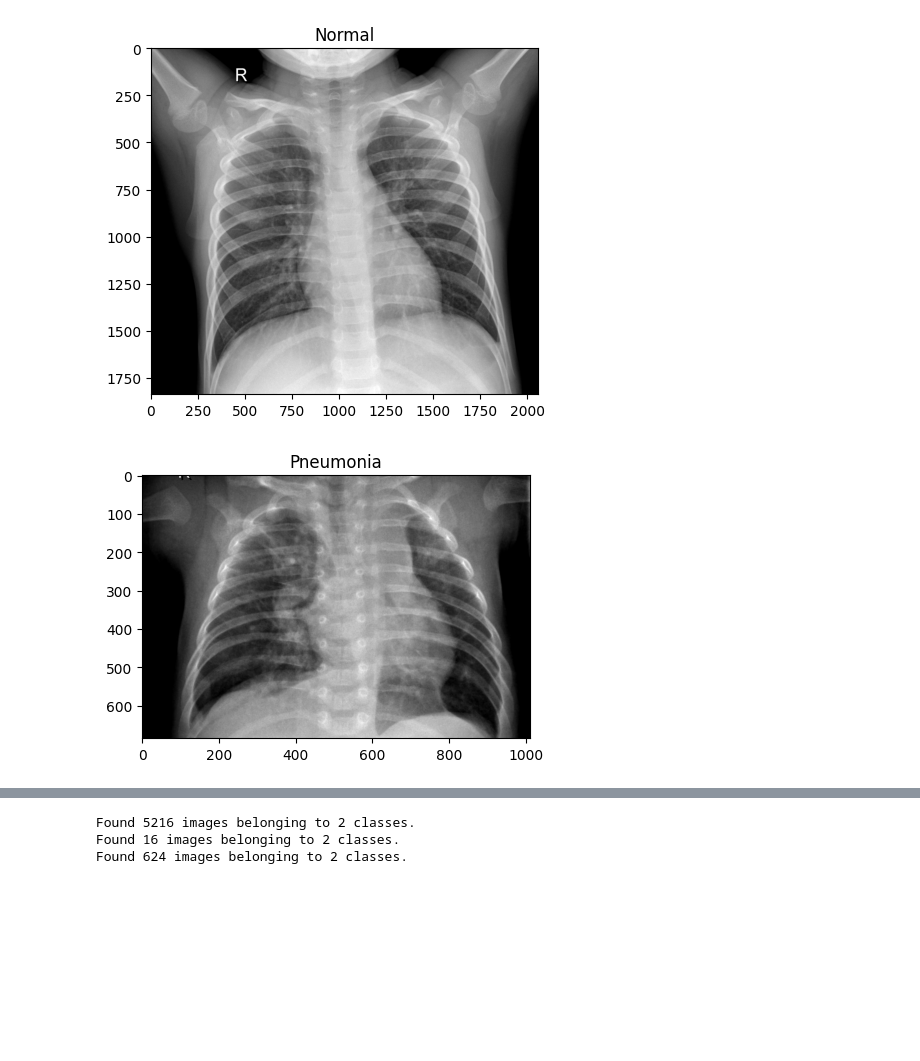
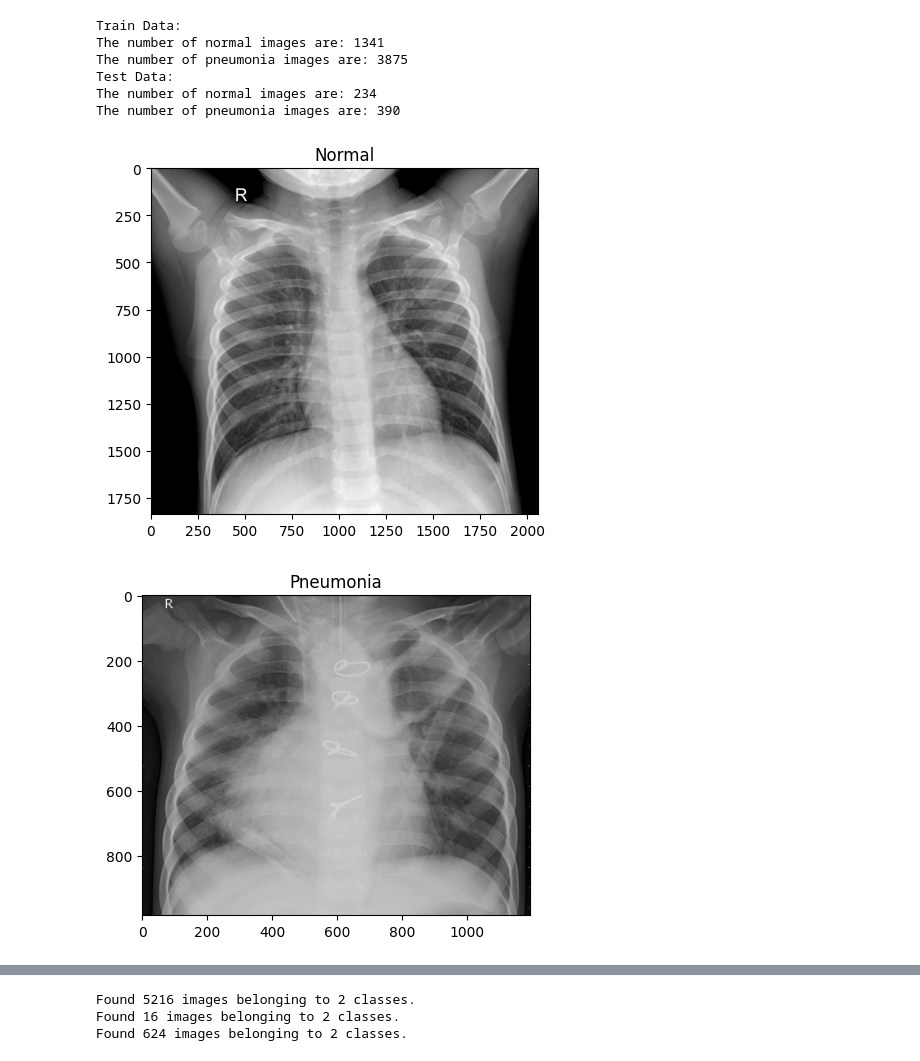
Before and after one commit to abbasshafi/Projects, a Jupyter notebook: Chest X-ray Classification with Convolutional Neural Networks (CNNs)/Pneumonia_Dectection_CNN.ipynb, the cells around one changed output, grey strips where cells are left out. Drawn from its saved outputs; the diff is of its cells as text; code cells hidden in the pictures; blank space fills up the shorter version.

```diff
--- a/Chest X-ray Classification with Convolutional Neural Networks (CNNs)/Pneumonia_Dectection_CNN.ipynb
+++ b/Chest X-ray Classification with Convolutional Neural Networks (CNNs)/Pneumonia_Dectection_CNN.ipynb
@@ -35,6 +35,21 @@ test_pneumonia = len(os.listdir(os.path.join(test_dir, "PNEUMONIA")))
 val_dir = "/content/drive/MyDrive/Datasets/chest_xray/val"
 val_normal = len(os.listdir(os.path.join(val_dir, "NORMAL")))
 val_pneumonia = len(os.listdir(os.path.join(val_dir, "PNEUMONIA")))
+# %%
+print("Train Data:")
+print("The number of normal images are:",train_normal)
+print("The number of pneumonia images are:",train_pneumonia)
+
+print("Test Data:")
+print("The number of normal images are:",test_normal)
+print("The number of pneumonia images are:",test_pneumonia)
+# %% [output]
+Train Data:
+The number of normal images are: 1341
+The number of pneumonia images are: 3875
+Test Data:
+The number of normal images are: 234
+The number of pneumonia images are: 390
 # %%
 # # Load one image from each category
 # train_normal_image = Image.open(os.path.join(train_normal, os.listdir(train_normal_dir)[0]))
@@ -53,27 +68,27 @@ val_pneumonia = len(os.listdir(os.path.join(val_dir, "PNEUMONIA")))
 # plt.show()
 # %%
 # Define the directories
-train_dir = "/content/drive/MyDrive/Datasets/chest_xray/train"
+# train_dir = "/content/drive/MyDrive/Datasets/chest_xray/train"
 train_normal_dir = os.path.join(train_dir, "NORMAL")
 train_pneumonia_dir = os.path.join(train_dir, "PNEUMONIA")
 
 # Load one image from each category
 train_normal_image = Image.open(os.path.join(train_normal_dir, os.listdir(train_normal_dir)[0]))
-train_pneumonia_image = Image.open(os.path.join(train_pneumonia_dir, os.listdir(train_pneumonia_dir)[0]))
+train_pneumonia_image = Image.open(os.path.join(train_pneumonia_dir, os.listdir(train_pneumonia_dir)[3]))
 
 # Plotting the normal image
 plt.figure(figsize=(5,5))
 plt.imshow(train_normal_image, cmap='gray')
 plt.title('Normal')
 
 # Plotting the pneumonia image
 plt.figure(figsize=(5,5))
 plt.imshow(train_pneumonia_image, cmap='gray')
 plt.title('Pneumonia')
 
 plt.show()
 # %% [output]
 [figure]
-[figure, old version]
+[figure, new version]
 # %%
 # Simple EDA
```
Also changed, not shown: parts of 12 cells of this notebook, 3 other files.
